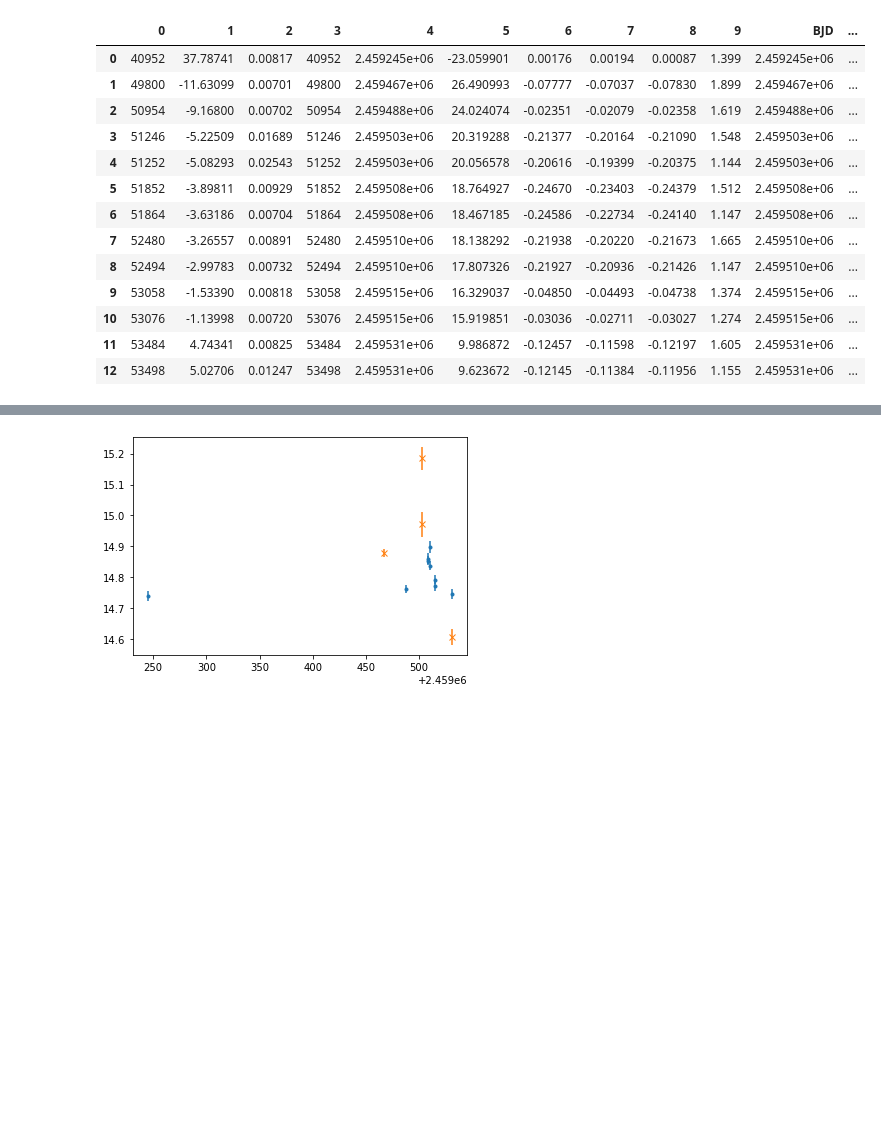
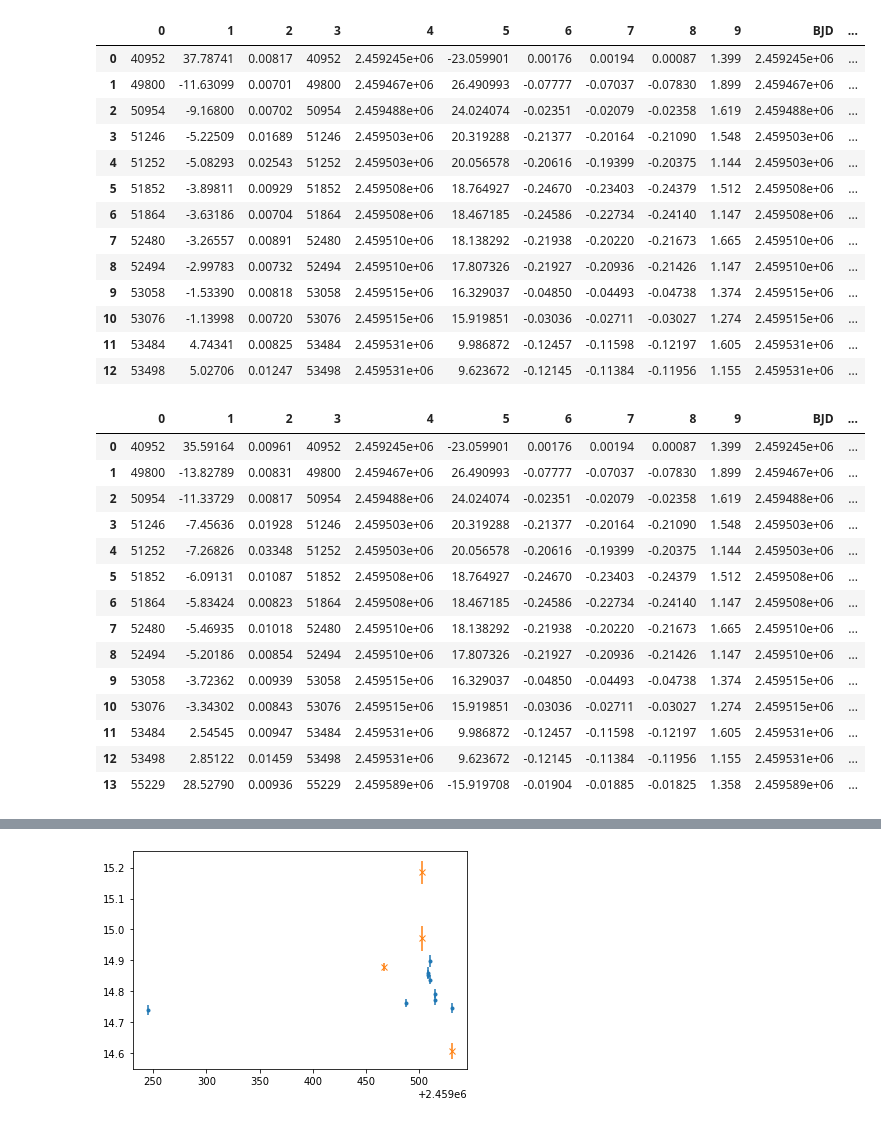
Before and after one commit to jpdeleon/toi1696, a Jupyter notebook: notebooks/RV analysis.ipynb, the cells around one changed output, grey strips where cells are left out. Cells and saved outputs as stored; diff of their text form; code cells hidden in the pictures; blank space fills up the shorter version.

```diff
--- a/notebooks/RV analysis.ipynb
+++ b/notebooks/RV analysis.ipynb
@@ -127,4 +143,35 @@ df_all
 | 10 | 53076 | -1.13998 | 0.00720 | 53076 | 2.459515e+06 | 15.919851 | -0.03036 | -0.02711 | -0.03027 | 1.274 | 2.459515e+06 | ... |
 | 11 | 53484 | 4.74341 | 0.00825 | 53484 | 2.459531e+06 | 9.986872 | -0.12457 | -0.11598 | -0.12197 | 1.605 | 2.459531e+06 | ... |
 | 12 | 53498 | 5.02706 | 0.01247 | 53498 | 2.459531e+06 | 9.623672 | -0.12145 | -0.11384 | -0.11956 | 1.155 | 2.459531e+06 | ... |
+# %%
+date_time_h=['2021-01-29 22:53', '2021-09-08 25:13', '2021-09-29 24:30', '2021-10-14 23:44', '2021-10-14 27:00',\
+          '2021-10-19 23:31', '2021-10-19 27:07', '2021-10-21 22:56', '2021-10-21 27:00',\
+          '2021-10-26 23:39', '2021-10-26 28:25','2021-11-11 21:43', '2021-11-11 25:55', '2022-01-08 18:53']
+memo_h = ['32.9', '30.3, cloud passage', '>31.2', 'instrument trouble', 'useless',\
+       '29.0', '34.3', '27.2', '34.5', '29.9', '37.6', '28.6', '22.0, cloud passage', '71']
+caution_flag_h = [0, 1, 0, 0.5, 1, 0, 0, 0, 0, 0, 0, 0, 1, 0]
+
+df_h['date_time']=date_time_h
+
+df_h['memo']=memo_h
+
+df_h['caution_flag']=caution_flag_h
+
+df_h
+# %% [output]
+|  | 0 | 1 | 2 | 3 | 4 | 5 | 6 | 7 | 8 | 9 | BJD | ... |
+| 0 | 40952 | 35.59164 | 0.00961 | 40952 | 2.459245e+06 | -23.059901 | 0.00176 | 0.00194 | 0.00087 | 1.399 | 2.459245e+06 | ... |
+| 1 | 49800 | -13.82789 | 0.00831 | 49800 | 2.459467e+06 | 26.490993 | -0.07777 | -0.07037 | -0.07830 | 1.899 | 2.459467e+06 | ... |
+| 2 | 50954 | -11.33729 | 0.00817 | 50954 | 2.459488e+06 | 24.024074 | -0.02351 | -0.02079 | -0.02358 | 1.619 | 2.459488e+06 | ... |
+| 3 | 51246 | -7.45636 | 0.01928 | 51246 | 2.459503e+06 | 20.319288 | -0.21377 | -0.20164 | -0.21090 | 1.548 | 2.459503e+06 | ... |
+| 4 | 51252 | -7.26826 | 0.03348 | 51252 | 2.459503e+06 | 20.056578 | -0.20616 | -0.19399 | -0.20375 | 1.144 | 2.459503e+06 | ... |
+| 5 | 51852 | -6.09131 | 0.01087 | 51852 | 2.459508e+06 | 18.764927 | -0.24670 | -0.23403 | -0.24379 | 1.512 | 2.459508e+06 | ... |
+| 6 | 51864 | -5.83424 | 0.00823 | 51864 | 2.459508e+06 | 18.467185 | -0.24586 | -0.22734 | -0.24140 | 1.147 | 2.459508e+06 | ... |
+| 7 | 52480 | -5.46935 | 0.01018 | 52480 | 2.459510e+06 | 18.138292 | -0.21938 | -0.20220 | -0.21673 | 1.665 | 2.459510e+06 | ... |
+| 8 | 52494 | -5.20186 | 0.00854 | 52494 | 2.459510e+06 | 17.807326 | -0.21927 | -0.20936 | -0.21426 | 1.147 | 2.459510e+06 | ... |
+| 9 | 53058 | -3.72362 | 0.00939 | 53058 | 2.459515e+06 | 16.329037 | -0.04850 | -0.04493 | -0.04738 | 1.374 | 2.459515e+06 | ... |
+| 10 | 53076 | -3.34302 | 0.00843 | 53076 | 2.459515e+06 | 15.919851 | -0.03036 | -0.02711 | -0.03027 | 1.274 | 2.459515e+06 | ... |
+| 11 | 53484 | 2.54545 | 0.00947 | 53484 | 2.459531e+06 | 9.986872 | -0.12457 | -0.11598 | -0.12197 | 1.605 | 2.459531e+06 | ... |
+| 12 | 53498 | 2.85122 | 0.01459 | 53498 | 2.459531e+06 | 9.623672 | -0.12145 | -0.11384 | -0.11956 | 1.155 | 2.459531e+06 | ... |
+| 13 | 55229 | 28.52790 | 0.00936 | 55229 | 2.459589e+06 | -15.919708 | -0.01904 | -0.01885 | -0.01825 | 1.358 | 2.459589e+06 | ... |
 # %%
```
Also changed, not shown: parts of 12 cells of this notebook, 2 other files.
